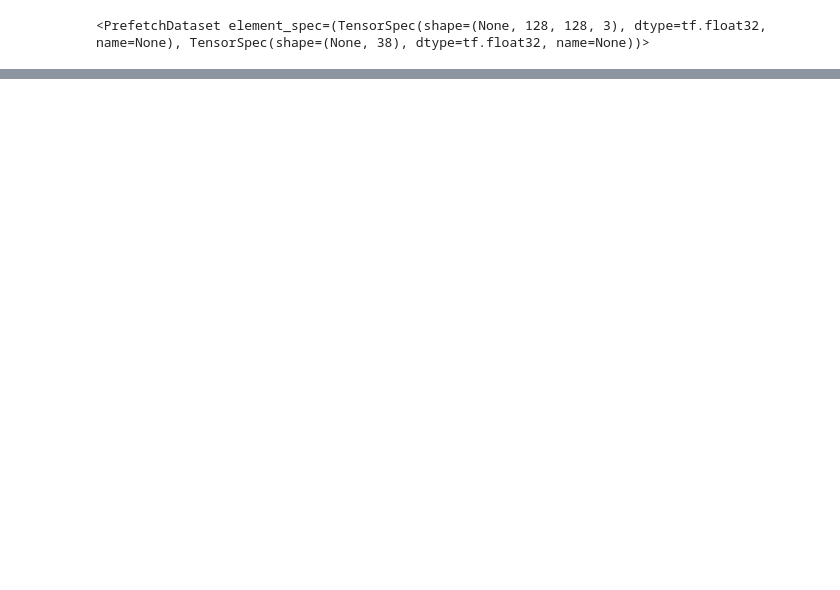
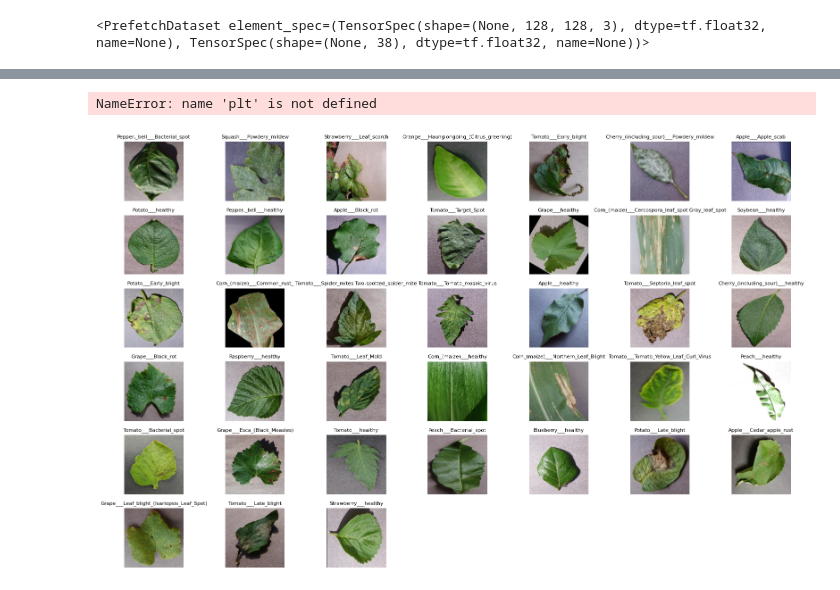
Before and after one commit to Rizan012/PlantDiseaseDetection, a Jupyter notebook: Train_plant.ipynb, the cells around one changed output, grey strips where cells are left out. Cells and saved outputs as stored; diff of their text form; code cells hidden in the pictures; blank space fills up the shorter version.

```diff
--- a/Train_plant.ipynb
+++ b/Train_plant.ipynb
@@ -113,0 +229,44 @@ train_ds
+# %%
+shown_classes = set()
+
+plt.figure(figsize=(16, 10))
+
+count = 0
+for img, label in zip(train_images, train_labels):
+    class_index = np.argmax(label)
+    if class_index not in shown_classes:
+        shown_classes.add(class_index)
+        plt.subplot(6, 7, count + 1)  # adjust grid if needed
+        plt.imshow(img)
+        plt.title(class_names[class_index], fontsize=8)
+        plt.axis("off")
+        count += 1
+    if len(shown_classes) == len(class_names):
+        break
+
+plt.tight_layout()
+plt.show()
+# %% [output]
+NameError: name 'plt' is not defined
+# %%
+shown_classes = set()
+
+plt.figure(figsize=(16, 10))
+
+count = 0
+for img, label in zip(train_images, train_labels):
+    class_index = np.argmax(label)
+    if class_index not in shown_classes:
+        shown_classes.add(class_index)
+        plt.subplot(6, 7, count + 1)  # adjust grid if needed
+        plt.imshow(img)
+        plt.title(class_names[class_index], fontsize=8)
+        plt.axis("off")
+        count += 1
+    if len(shown_classes) == len(class_names):
+        break
+
+plt.tight_layout()
+plt.show()
+# %% [output]
+[figure, added]
```
Also changed, not shown: parts of 13 cells of this notebook, 10 other files.
